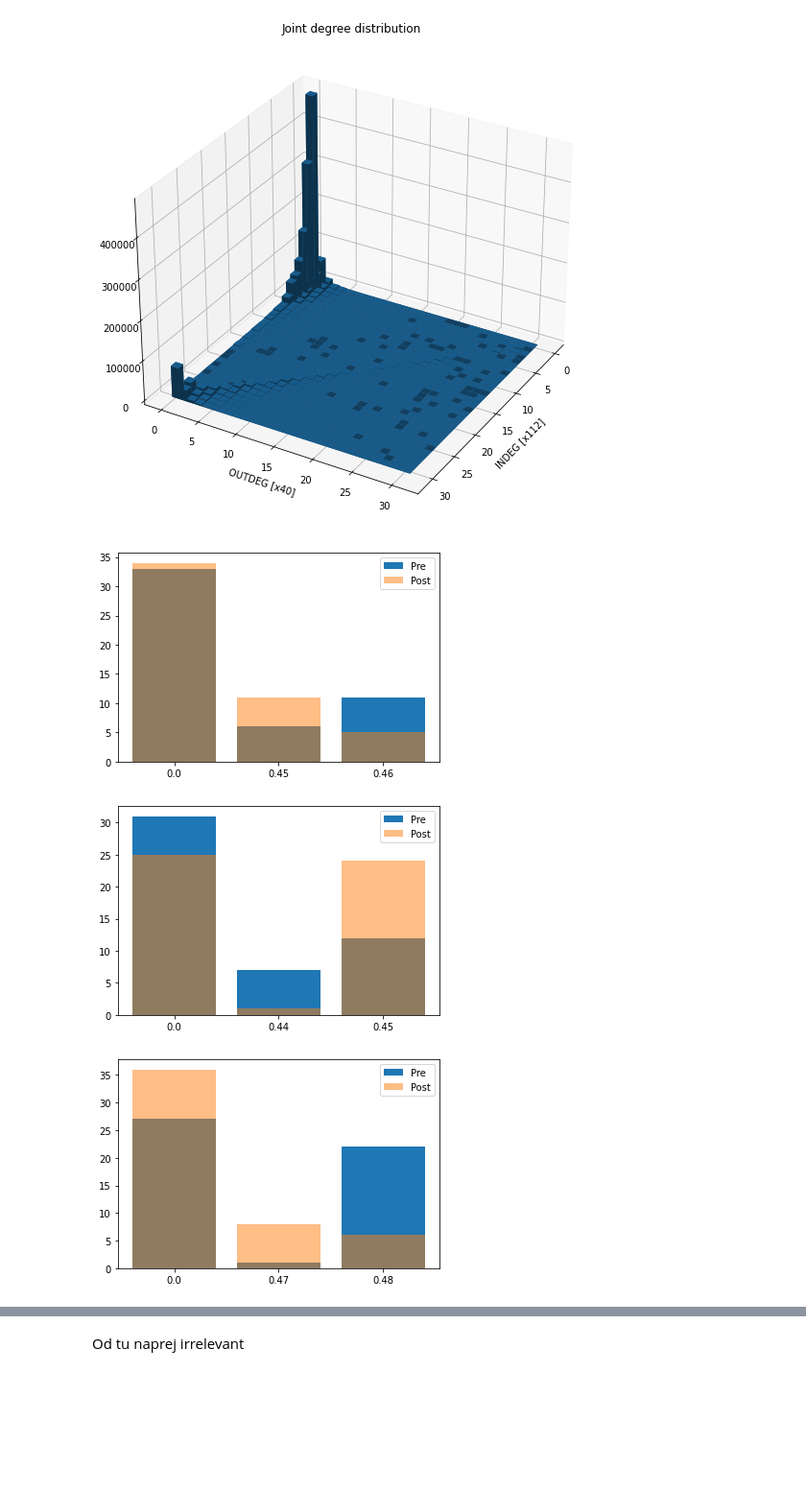
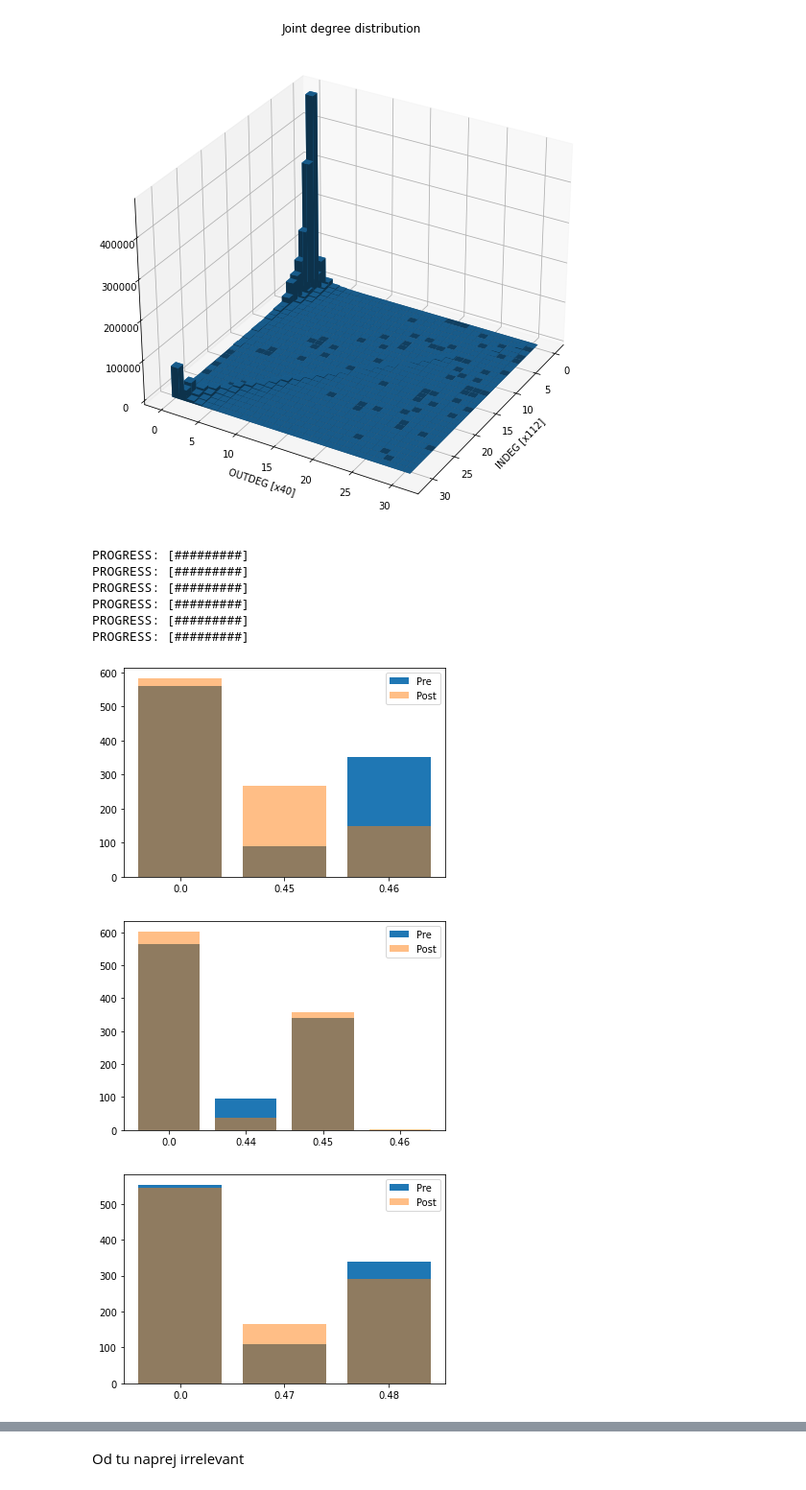
Before and after one commit to mbombek/ina_project, a Jupyter notebook: runner.ipynb, the cells around one changed output, grey strips where cells are left out. Shown: that part at 96% size. Saved outputs shown, nothing was run; the diff lists cells and outputs as text; code cells hidden in the pictures; blank space fills up the shorter version.

```diff
--- a/runner.ipynb
+++ b/runner.ipynb
@@ -6,8 +0,0 @@ import sys; sys.path.append(".")
-# %%
-import networkx as nx
-
-in_degrees = [0, 1, 1, 2]
-out_degrees = [1, 1, 1, 1]
-nkk = {1: {1: 2, 2: 2}}
-G = nx.directed_joint_degree_graph(in_degrees, out_degrees, nkk)
-nx.draw(G, with_labels=True)
@@ -168,11 +147,27 @@ def simulate(N, retweet_prob, candidates):
     hist_pre = defaultdict(int)
     hist_post = defaultdict(int)
 
-    for _ in range(N):
+    prev_prog = 0
+    print("PROGRESS: [", end="")
+    for i in range(N):
         hist_pre[cascade(G, retweet_prob, [], False)] += 1
 
-    for _ in range(N):
+        prog = int((i / N) * 100)
+        if prog % 10 == 0 and prog > prev_prog:
+            print("#", end="")
+            prev_prog = prog
+    print("]")
+
+    prev_prog = 0
+    print("PROGRESS: [", end="")
+    for i in range(N):
         hist_post[cascade(G, retweet_prob, candidates, False)] += 1
+
+        prog = int((i / N) * 100)
+        if prog % 10 == 0 and prog > prev_prog:
+            print("#", end="")
+            prev_prog = prog
+    print("]")
 
     pre_vals = []
     pre_keys = []
@@ -194,10 +189,16 @@ def simulate(N, retweet_prob, candidates):
     plt.xticks(range(len(post_keys)), post_keys)
     plt.legend()
 # %%
-simulate(50, 0.1, diags)
-simulate(50, 0.1, lowout_highin)
-simulate(50, 0.1, lowout_lowin)
+simulate(1000, 0.1, diags)
+simulate(1000, 0.1, lowout_highin)
+simulate(1000, 0.1, lowout_lowin)
 # %% [output]
+PROGRESS: [#########]
+PROGRESS: [#########]
+PROGRESS: [#########]
+PROGRESS: [#########]
+PROGRESS: [#########]
+PROGRESS: [#########]
-[figure, old version]
+[figure, new version]
-[figure, old version]
+[figure, new version]
-[figure, old version]
+[figure, new version]
```
Also changed, not shown: parts of 11 cells of this notebook, 2 other files.
